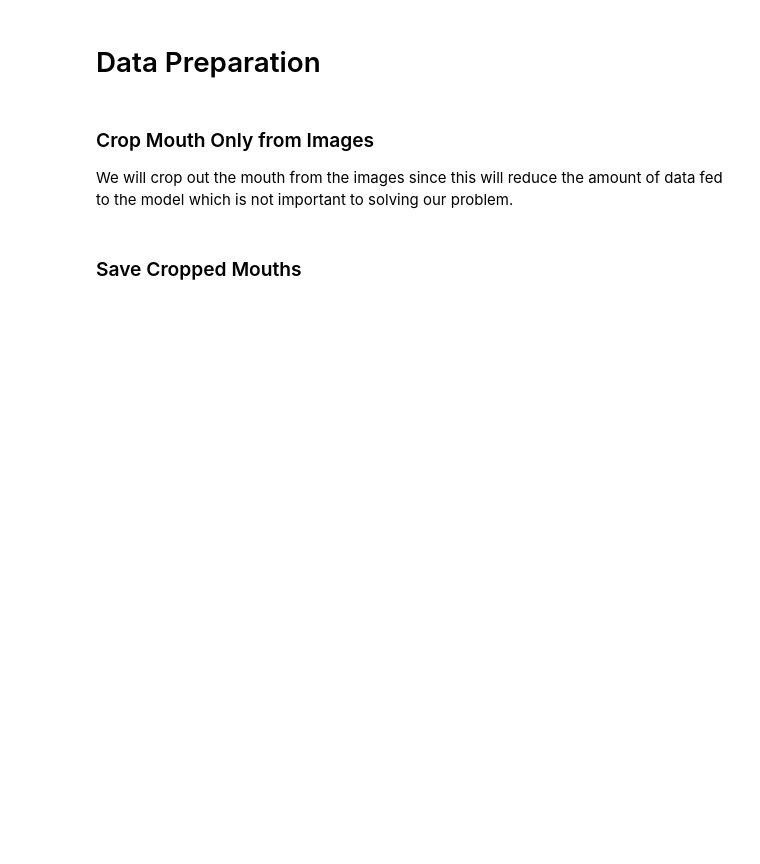
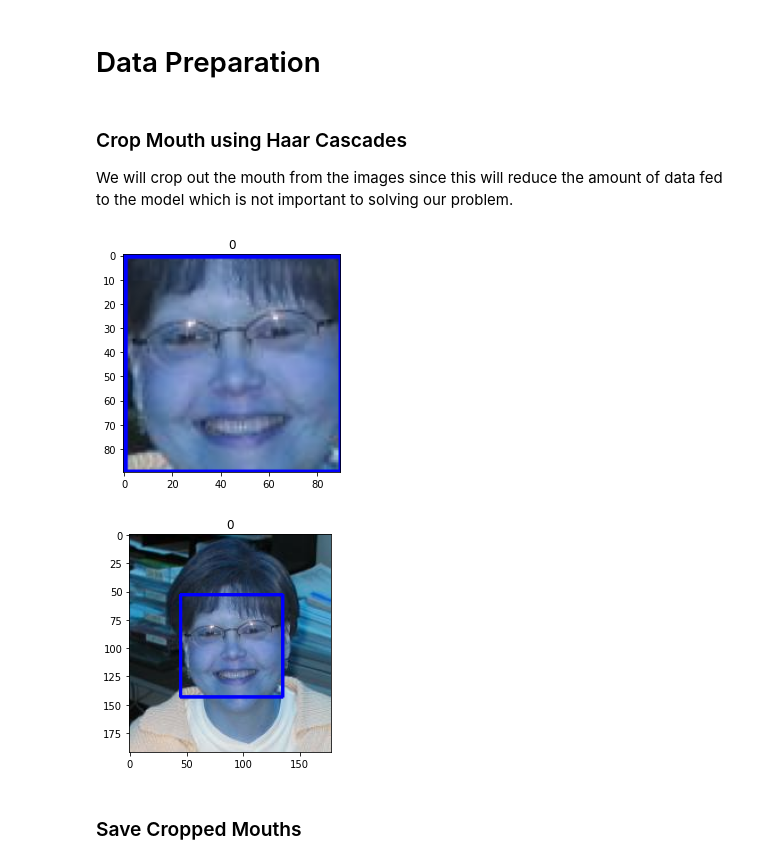
Before and after one commit to sean-halpin/cycle_gan_aif1_mouth_only, a Jupyter notebook: cyclegan.ipynb, the cells around one changed output. Drawn from its saved outputs; the diff is of its cells as text; code cells hidden in the pictures; blank space fills up the shorter version.

```diff
--- a/cyclegan.ipynb
+++ b/cyclegan.ipynb
@@ -65,0 +126,15 @@ for i,row in neutral.head(2).iterrows():
+# %%
+# smile	pitch	yaw	roll	index_col	image
+df2=df1
+import os
+i=0
+for filename in os.listdir("images_augmented_smile"):
+  print(i)
+  i=i+1
+  new_row = {'smile':'1', 'image':"images_augmented_smile/"+filename}
+  df2=df2.append(new_row, ignore_index=True)
+for filename in os.listdir("images_augmented_neutral"):
+  print(i)
+  i=i+1
+  new_row = {'smile':'0', 'image':"images_augmented_neutral/"+filename}
+  df2=df2.append(new_row, ignore_index=True)
@@ -66,37 +150,40 @@ for i,row in neutral.head(2).iterrows():
 # %% [markdown]
 # Data Preparation
 # %% [markdown]
-### Crop Mouth Only from Images
+### Crop Mouth using Haar Cascades
 
 We will crop out the mouth from the images since this will reduce the amount of data fed to the model which is not important to solving our problem.
 # %%
 # Adapted code from https://www.geeksforgeeks.org/cropping-faces-from-images-using-opencv-python/
 # Here we use Haarcascades to find the coords of the face within the image, we then display the crop and the full image.
 # This looks like exactly what we want
 
 import cv2
 
-for i,row in df1.head(1).iterrows():
+for i,row in df2.head(1).iterrows():
   # Read the input image
   img = cv2.imread(row.image)
   # Convert into grayscale
   gray = cv2.cvtColor(img, cv2.COLOR_BGR2GRAY)
   # Load the face detect haar cascade
   face_cascade = cv2.CascadeClassifier(cv2.data.haarcascades + 'haarcascade_frontalface_default.xml')
   # Detect faces
   faces = face_cascade.detectMultiScale(gray, 1.1, 4)
 
   # Draw rectangle around the faces and crop the faces
   for (x, y, w, h) in faces:
     cv2.rectangle(img, (x, y), (x+w, y+h), (0, 0, 255), 2)
     faces = img[y:y + h, x:x + w]
     plt.imshow(faces)
     plt.title(str(i))
     plt.show()
     # Display the output
     plt.imshow(img)
     plt.title(str(i))
     plt.show()
+# %% [output]
+[figure, added]
+[figure, added]
 # %% [markdown]
 ### Save Cropped Mouths
 # %%
```
Also changed, not shown: parts of 51 cells of this notebook.
